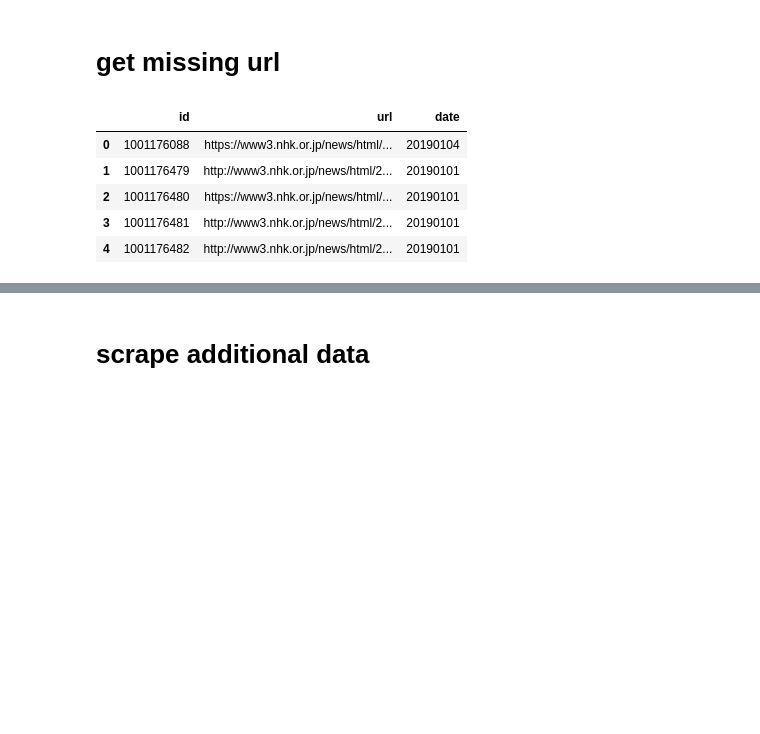
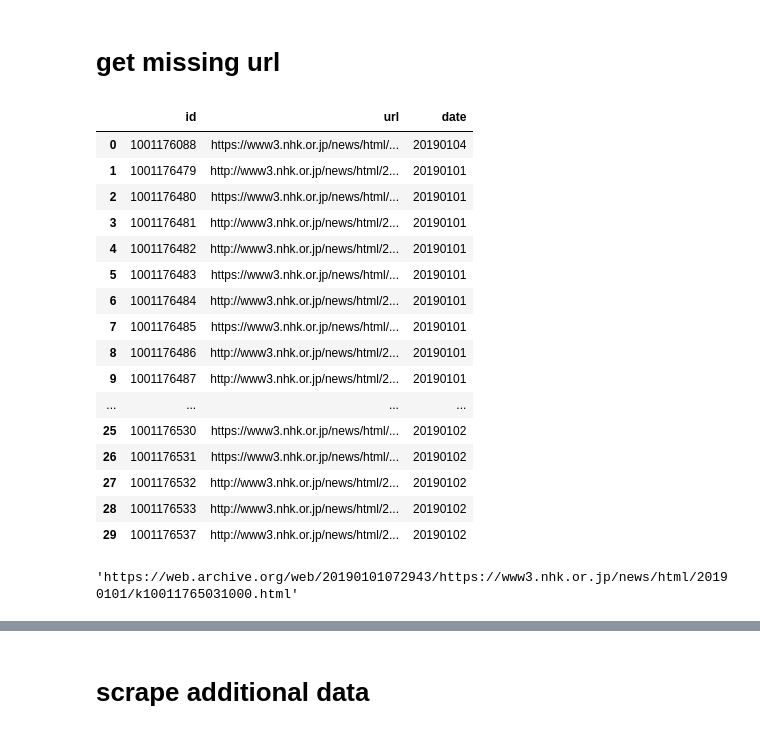
Before and after one commit to nozomiyamada/thainews, a Jupyter notebook: nhk/checkID.ipynb, the cells around one changed output, grey strips where cells are left out. Cells and saved outputs as stored; diff of their text form; code cells hidden in the pictures; blank space fills up the shorter version.

```diff
--- a/nhk/checkID.ipynb
+++ b/nhk/checkID.ipynb
@@ -136,16 +139,31 @@ data.head()
 # %%
 data = pd.read_json('nhkweb2019.json')
 data = data[['id', 'url']]
 data.id = data.id.apply(lambda x:x[1:-4])
 data['date'] = data.url.apply(lambda x:x.split('news/html/')[-1].split('/')[0])
-data.head()
+data.head(30)
 # %% [output]
 |  | id | url | date |
 | 0 | 1001176088 | https://www3.nhk.or.jp/news/html/... | 20190104 |
 | 1 | 1001176479 | http://www3.nhk.or.jp/news/html/2... | 20190101 |
 | 2 | 1001176480 | https://www3.nhk.or.jp/news/html/... | 20190101 |
 | 3 | 1001176481 | http://www3.nhk.or.jp/news/html/2... | 20190101 |
 | 4 | 1001176482 | http://www3.nhk.or.jp/news/html/2... | 20190101 |
+| 5 | 1001176483 | https://www3.nhk.or.jp/news/html/... | 20190101 |
+| 6 | 1001176484 | http://www3.nhk.or.jp/news/html/2... | 20190101 |
+| 7 | 1001176485 | https://www3.nhk.or.jp/news/html/... | 20190101 |
+| 8 | 1001176486 | http://www3.nhk.or.jp/news/html/2... | 20190101 |
+| 9 | 1001176487 | http://www3.nhk.or.jp/news/html/2... | 20190101 |
+| ... | ... | ... | ... |
+| 25 | 1001176530 | https://www3.nhk.or.jp/news/html/... | 20190102 |
+| 26 | 1001176531 | https://www3.nhk.or.jp/news/html/... | 20190102 |
+| 27 | 1001176532 | http://www3.nhk.or.jp/news/html/2... | 20190102 |
+| 28 | 1001176533 | http://www3.nhk.or.jp/news/html/2... | 20190102 |
+| 29 | 1001176537 | http://www3.nhk.or.jp/news/html/2... | 20190102 |
+# %%
+get_archiveurl_from_id(1001176503, 20190101)
+# %% [output]
+'https://web.archive.org/web/20190101072943/https://www3.nhk.or.jp/news/html/20190101/k10011765031000.html'
 # %%
 driver = webdriver.Chrome()
 # %%
```
Also changed, not shown: parts of 3 cells of this notebook.
